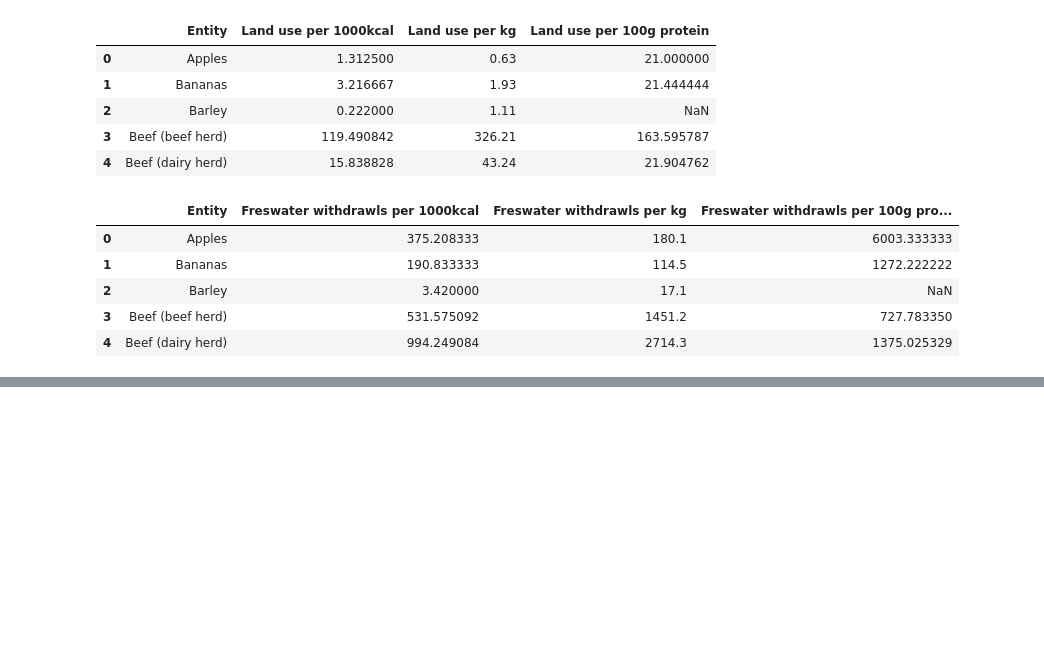
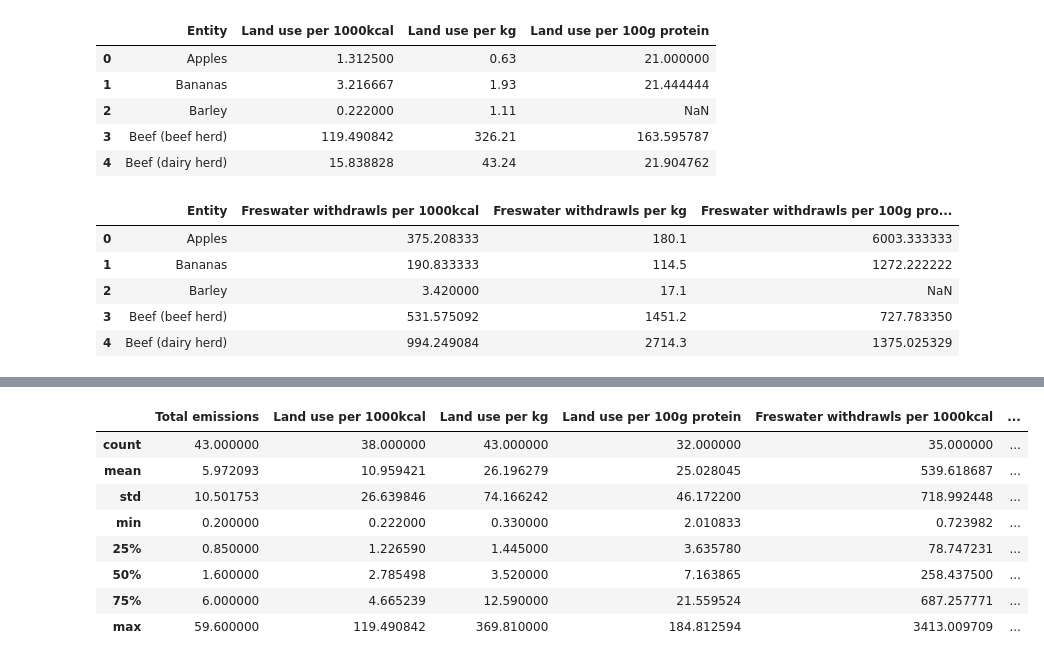
Before and after one commit to Jasc94/Projects, a Jupyter notebook: 0_Nutrition/src/main_environment.ipynb, the cells around one changed output, grey strips where cells are left out. Saved outputs shown, nothing was run; the diff lists cells and outputs as text; code cells hidden in the pictures; blank space fills up the shorter version.

```diff
--- a/0_Nutrition/src/main_environment.ipynb
+++ b/0_Nutrition/src/main_environment.ipynb
@@ -151,3 +143,17 @@ water_use.head()
 | 2 | Barley | 3.420000 | 17.1 | NaN |
 | 3 | Beef (beef herd) | 531.575092 | 1451.2 | 727.783350 |
 | 4 | Beef (dairy herd) | 994.249084 | 2714.3 | 1375.025329 |
+# %%
+# We clean up a little bit the general df before merging
+general = general.rename({"Food product" : "Entity", "Total_emissions" : "Total emissions"}, axis = 1)
+
+# Now we merge everything together
+resources = pd.merge(general, land_use, how = "outer", on = "Entity")
+resources = pd.merge(resources, water_use, how = "outer", on = "Entity")
+
+# Some cleaning and transformation
+resources = resources.rename({"Entity" : "Food"}, axis = 1)
+resources = resources.set_index("Food")
+resources = resources.loc[:, ["Total emissions", 'Land use per 1000kcal', 'Land use per kg', 'Land use per 100g protein', 'Freswater withdrawls per 1000kcal', 'Freswater withdrawls per kg', 'Freswater withdrawls per 100g protein']]
+
+resources.head()
@@ -153,0 +179,13 @@ water_use.head()
+# %%
+# We call the merger object
+merger = md.merger()
+
+# We define a list of lists with the rows we want to merge
+cols_list = [["Tofu", "Tofu (soybeans)"],
+             ["Wheat & Rye", "Wheat & Rye (Bread)"],
+             ["Maize", "Maize (Meal)"],
+             ["Barley", "Barley (Beer)"]]
+
+# We merge the rows
+resources = merger.multiple_merge_cols(resources, cols_list)
+resources.index
@@ -153,0 +222,13 @@ water_use.head()
+# %%
+# Now that we have all the data in one dataframe, let's have another look at it
+resources.describe()
+# %% [output]
+|  | Total emissions | Land use per 1000kcal | Land use per kg | Land use per 100g protein | Freswater withdrawls per 1000kcal | ... |
+| count | 43.000000 | 38.000000 | 43.000000 | 32.000000 | 35.000000 | ... |
+| mean | 5.972093 | 10.959421 | 26.196279 | 25.028045 | 539.618687 | ... |
+| std | 10.501753 | 26.639846 | 74.166242 | 46.172200 | 718.992448 | ... |
+| min | 0.200000 | 0.222000 | 0.330000 | 2.010833 | 0.723982 | ... |
+| 25% | 0.850000 | 1.226590 | 1.445000 | 3.635780 | 78.747231 | ... |
+| 50% | 1.600000 | 2.785498 | 3.520000 | 7.163865 | 258.437500 | ... |
+| 75% | 6.000000 | 4.665239 | 12.590000 | 21.559524 | 687.257771 | ... |
+| max | 59.600000 | 119.490842 | 369.810000 | 184.812594 | 3413.009709 | ... |
```
Also changed, not shown: parts of 29 cells of this notebook, 4 other files.
